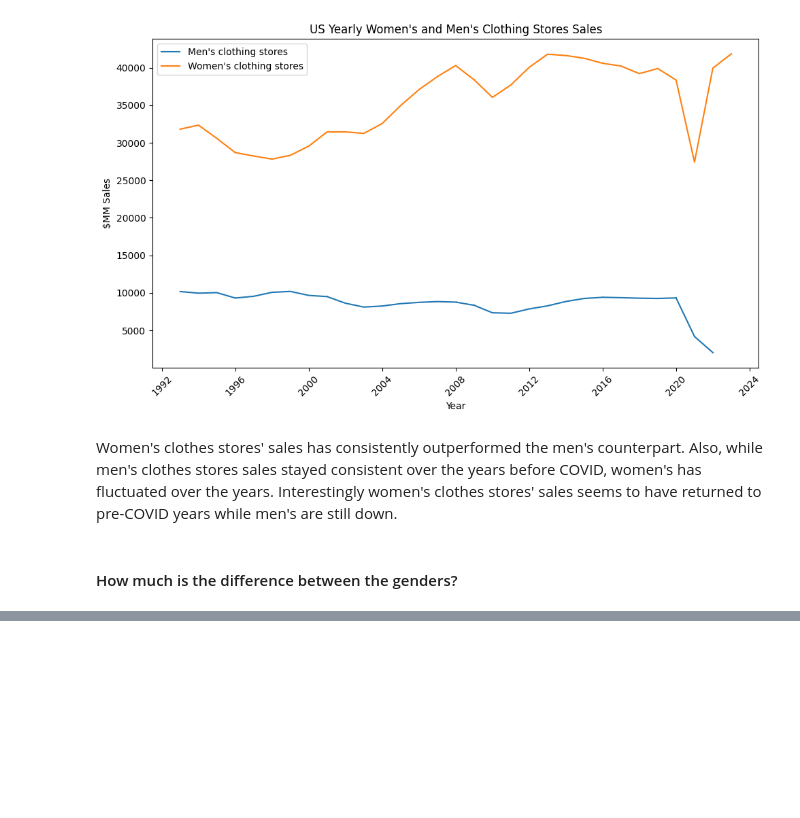
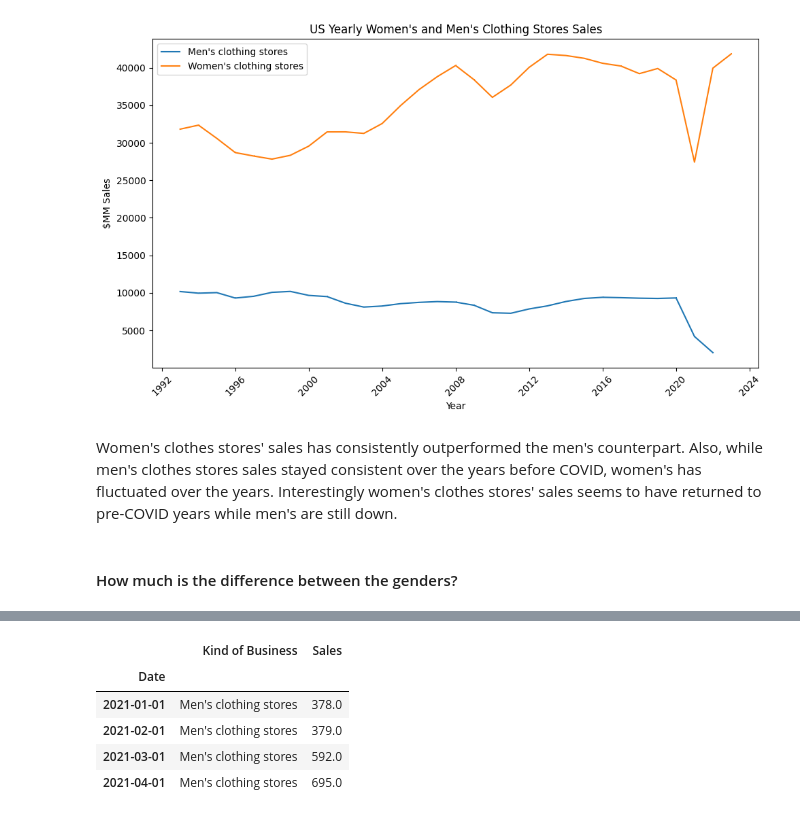
Before and after one commit to luizamfsantos/US-Retail-Sales-Data-Exploration, a Jupyter notebook: data_analysis.ipynb, the cells around one changed output, grey strips where cells are left out. Cells and saved outputs as stored; diff of their text form; code cells hidden in the pictures; blank space fills up the shorter version.

```diff
--- a/data_analysis.ipynb
+++ b/data_analysis.ipynb
@@ -297,0 +356,9 @@ Interestingly women's clothes stores' sales seems to have returned to pre-COVID
+# %%
+men_clothes_data["2021-01-01":"2022-12-31"]
+# %% [output]
+|  | Kind of Business | Sales |
+| Date |  |  |
+| 2021-01-01 | Men's clothing stores | 378.0 |
+| 2021-02-01 | Men's clothing stores | 379.0 |
+| 2021-03-01 | Men's clothing stores | 592.0 |
+| 2021-04-01 | Men's clothing stores | 695.0 |
```
Also changed, not shown: parts of 8 cells of this notebook.
